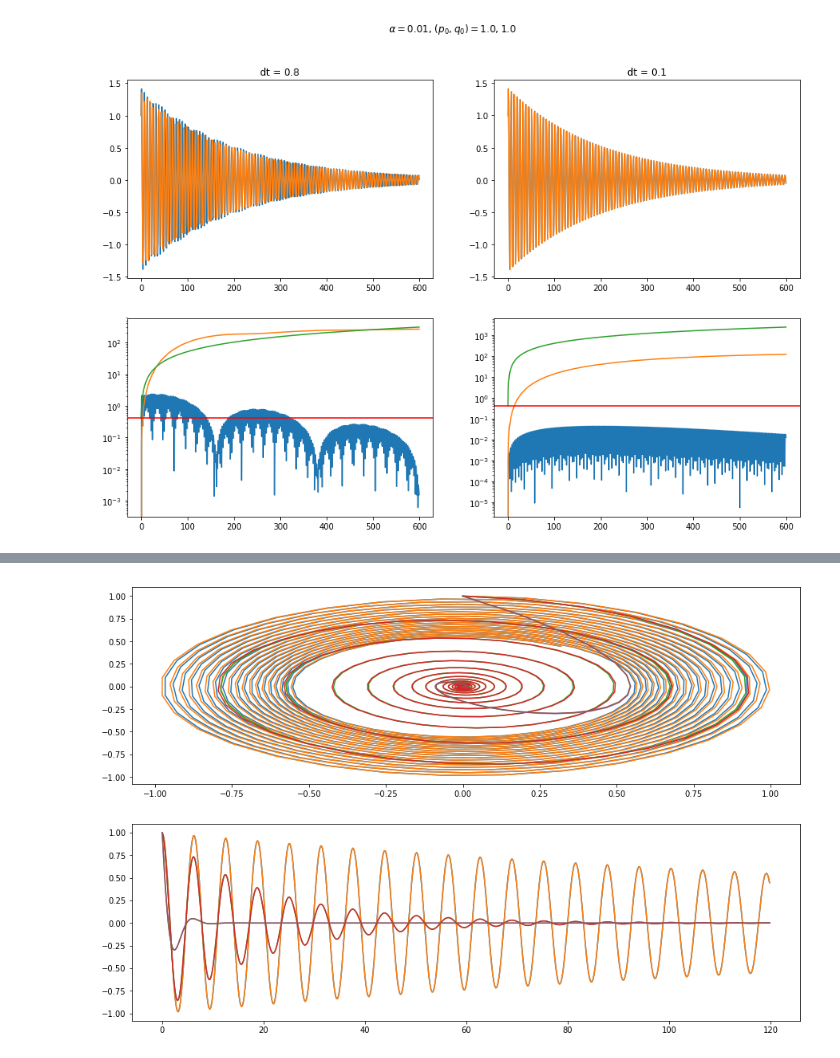
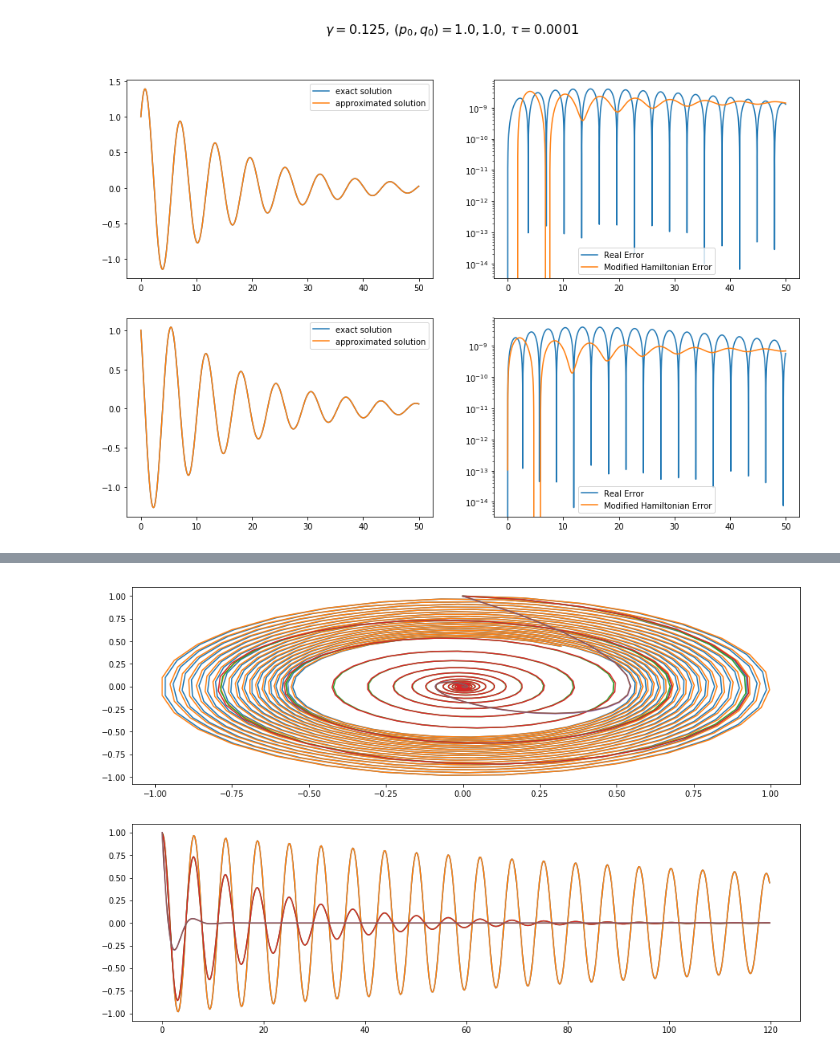
Before and after one commit to mseri/contact-integrators, a Jupyter notebook: Damped Oscillator.ipynb, the cells around one changed output, grey strips where cells are left out. Saved outputs shown, nothing was run; the diff lists cells and outputs as text; code cells hidden in the pictures.

```diff
--- a/Damped Oscillator.ipynb
+++ b/Damped Oscillator.ipynb
@@ -18,59 +18,93 @@ class Osc:
     def Vq(self, q, t):
         return q
 # %%
-dt = 0.8
+dt = 0.0001
 t0 = 0.0
-tf = 600.0
+tf = 50.0
 
 tspan = np.arange(t0, tf, dt)
 tspansmall = np.arange(t0, tf, dt/8)
 
-upper_error_bound = lambda a, dt, p0, q0: dt**3/12 * a * (a*p0 + q0) + dt**4
-upper_error_bound_p = lambda a, dt, p0, q0: dt**3/12 * (2*q0+p0*a+q0*a**2) + dt**4
-
+upper_error_bound = lambda a, dt, p0, q0: dt**3/24 * (-4*q0*a+p0*(-4+a**2))
+upper_error_bound_p = lambda a, dt, p0, q0: (dt**3)/24*(4*p0*a +q0*(2+a**2))
 
 exact = lambda a, t: np.real((np.exp(-1/2*(np.lib.scimath.sqrt(a**2 - 4) + a)*t)*(
         (np.lib.scimath.sqrt(a**2 - 4) + 2)*np.exp(np.lib.scimath.sqrt(a**2 - 4)*t)
-        + a*(np.exp(np.lib.scimath.sqrt(a**2 - 4)*t) - 1) + np.lib.scimath.sqrt(a**2 - 4) - 2)
-    )/(2*np.lib.scimath.sqrt(a**2 - 4)))
+        + a*(np.exp(np.lib.scimath.sqrt(a**2 - 4)*t) - 1) + np.lib.scimath.sqrt(a**2 - 4) - 2))
+                             /(2*np.lib.scimath.sqrt(a**2 - 4)))
 
-#exact = lambda a, t: np.exp(-(np.sqrt(-a**2 + 4) - a)*t/2)*(np.cos((np.sqrt(4-a**2)*t)/2) + np.sqrt(4-a**2)*np.sin((np.sqrt(4-a**2)*t)/2))//(2*np.sqrt(-a**2 + 4))
+exactp = lambda a, t: np.real((1/(2*np.lib.scimath.sqrt(-4+a**2)))*(np.exp(-t/2 *(a+np.lib.scimath.sqrt(-4+a**2)))
+                                                                   *(2+a+np.lib.scimath.sqrt(-4+a**2)-(2+a)
+                                                                    *np.exp(t*np.lib.scimath.sqrt(-4+a**2))+
+                                                                    np.lib.scimath.sqrt(-4+a**2)*
+                                                                     np.exp(t*np.lib.scimath.sqrt(-4+a**2)))))
 # %%
-for (alpha, p0, q0) in [(0.01, 1.0, 1.0), (0.1, 1.0, 1.0), (1.0, 1.0, 1.0)]:
+steps = len(tspan)
+err = np.empty([steps], dtype=np.float64)
+
+for (alpha, p0, q0) in [(0.125, 1.0, 1.0)]:#,(0.2, 1.0, 1.0),(0.5, 1.0, 1.0), (1, 1.0, 1.0), (5, 1.0, 1.0)]:
     do = Osc(alpha)
-
     plt.figure(figsize=(15,10))
-    plt.suptitle(f"$\\alpha = {do.alpha}$, $(p_0, q_0) = {p0}, {q0}$")
+#    plt.suptitle(f"$\\gamma = {do.alpha}$, $(p_0, q_0) = {p0}, {q0}$")
+    plt.suptitle(f"$\\gamma = {do.alpha}$, $(p_0, q_0) = {p0}, {q0}$, $\\tau = {dt}$",size=16)
 
     plt.subplot(221)
-    plt.title(f"dt = {dt}")
+
     sol, _, _ = ic.integrate(ic.step, do, tspan, p0, q0, 0.0)
     solsmall, _, _ = ic.integrate(ic.step, do, tspansmall, p0, q0, 0.0)
 
     ex = lambda tspan: exact(alpha, tspan)
 
-    plt.plot(tspan, ex(tspan))
-    plt.plot(tspan, sol[:,1])
+    plt.plot(tspan, ex(tspan),label="exact solution")
+    plt.plot(tspan, sol[:,1], label="approximated solution")
+    plt.legend()
+
+
 
     plt.subplot(222)
-    plt.title(f"dt = {dt/8}")
-    tspansmall = np.arange(t0, tf, dt/8)
-    plt.plot(tspansmall, ex(tspansmall))
-    plt.plot(tspansmall, solsmall[:,1])
+#    plt.plot(tspan, abs(sol[:,0]-ex(tspan)))
+    plt.plot(tspan, (abs(sol[:,1]-ex(tspan))), label="Real Error")
+    plt.plot(tspan, np.cumsum([upper_error_bound(alpha, dt, p0, q0) for p0, q0 in sol[:]]), label="Modified Hamiltonian Error")
+#    plt.axhline(y=upper_error_bound(alpha, dt, p0, q0), c='r')
+#    plt.ylim((pow(10,-4),pow(10,1)) )
+    plt.legend()
+    plt.yscale('log')
 
     plt.subplot(223)
-    plt.plot(tspan, abs(sol[:,0]-ex(tspan)))
-    plt.plot(tspan, np.cumsum(abs(sol[:,1]-ex(tspan))))
-    plt.plot(tspan, np.cumsum([upper_error_bound(alpha, dt, p0, q0) for p0, q0 in sol[:]]))
-    plt.axhline(y=upper_error_bound(alpha, dt, p0, q0), c='r')
+
+    ex1 = lambda tspan: exactp(alpha, tspan)
+
+    plt.plot(tspan, ex1(tspan),label="exact solution")
+    plt.plot(tspan, sol[:,0], label="approximated solution")
+    plt.legend()
+
+
+    plt.subplot(224)
+#    plt.plot(tspan, abs(sol[:,0]-ex(tspan)))
+    plt.plot(tspan, (abs(sol[:,0]-ex1(tspan))), label="Real Error")
+    plt.plot(tspan, np.cumsum([upper_error_bound_p(alpha, dt, p0, q0) for p0, q0 in sol[:]]), label="Modified Hamiltonian Error")
+#    plt.axhline(y=upper_error_bound(alpha, dt, p0, q0), c='r')
+#    plt.ylim((pow(10,-4),pow(10,1)) )
+    plt.legend()
     plt.yscale('log')
 
-    plt.subplot(224)
-    plt.plot(tspansmall, abs(solsmall[:,1]-ex(tspansmall)))
-    plt.plot(tspansmall, np.cumsum(abs(solsmall[:,1]-ex(tspansmall))))
-    plt.plot(tspansmall, np.cumsum([upper_error_bound(alpha, dt, p0, q0) for p0, q0 in solsmall[:]]))
-    plt.axhline(y=upper_error_bound(alpha, dt, p0, q0), c='r')
-    plt.yscale('log')
-    plt.show()
+#    plt.subplot(222)
+#    plt.title(f"dt = {dt/8}")
+#    tspansmall = np.arange(t0, tf, dt/8)
+#    plt.plot(tspansmall, ex(tspansmall))
+#    plt.plot(tspansmall, solsmall[:,1])
+
+
+#    plt.subplot(224)
+#    plt.plot(tspansmall, abs(solsmall[:,1]-ex(tspansmall)))
+#    plt.plot(tspansmall, np.cumsum(abs(solsmall[:,1]-ex(tspansmall))))
+#    plt.plot(tspansmall, np.cumsum([upper_error_bound(alpha, dt, p0, q0) for p0, q0 in solsmall[:]]))
+#    plt.axhline(y=upper_error_bound(alpha, dt, p0, q0), c='r')
+#    plt.yscale('log')
+#    plt.subplot(325)
+#    plt.plot(ex(tspan),ex1(tspan))
+#    plt.plot(sol[:,1],sol[:,0])
+
+plt.show()
 # %% [output]
-[figure, old version]
+[figure, new version]
```
Also changed, not shown: parts of 3 cells of this notebook.
